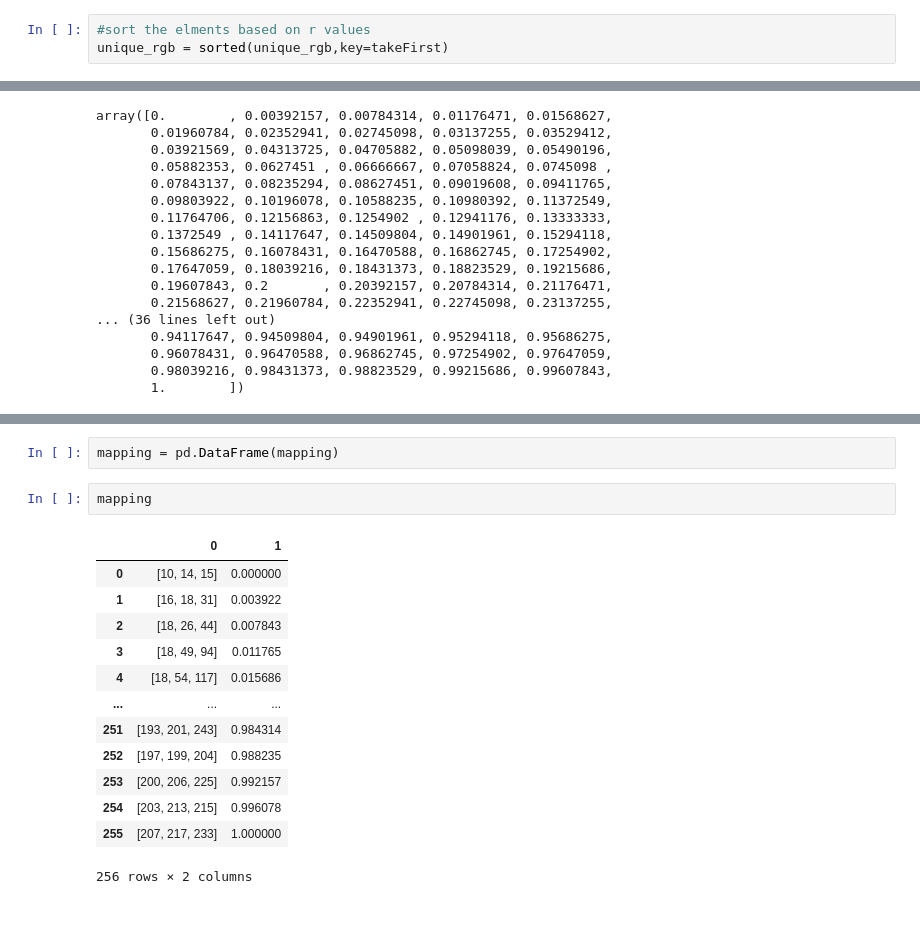
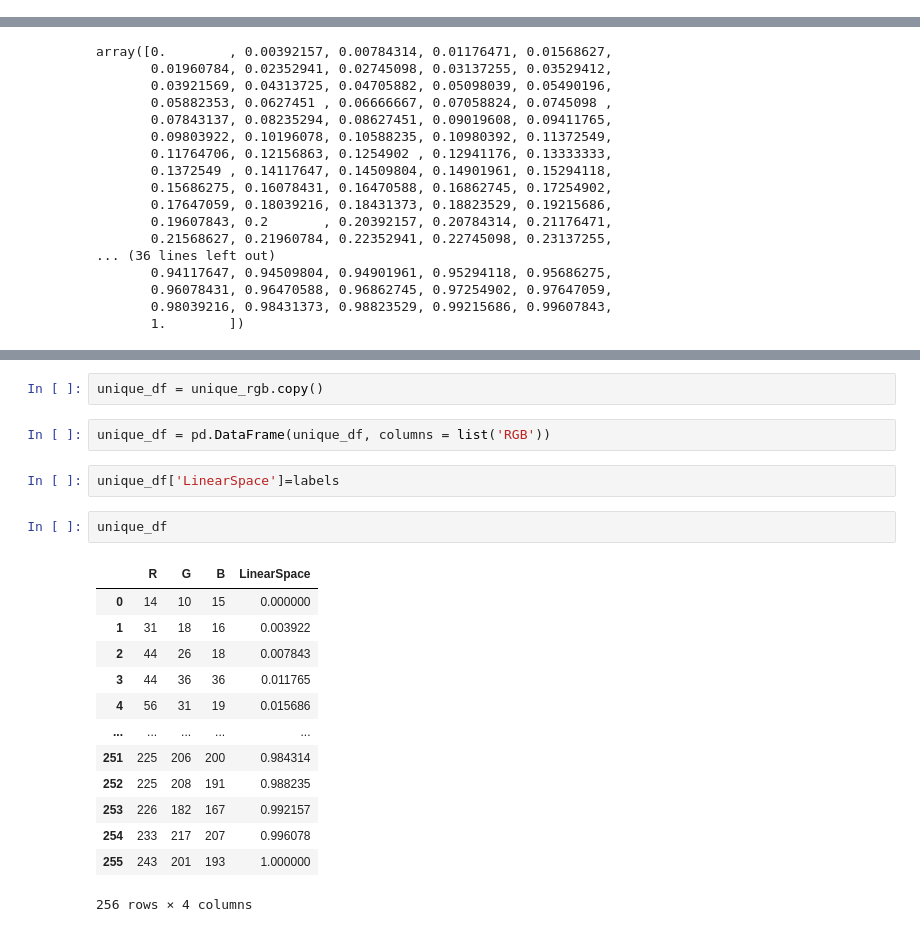
Before and after one commit to arpit2412/Generative-Adversarial-Network-, a Jupyter notebook: CycleGAN/Histogram_Plot.ipynb, the cells around one changed output, grey strips where cells are left out. Drawn from its saved outputs; the diff is of its cells as text.

```diff
--- a/CycleGAN/Histogram_Plot.ipynb
+++ b/CycleGAN/Histogram_Plot.ipynb
@@ -401,6 +397,3 @@ def takeFirst(elem):
-# %%
-#sort the elments based on r values
-unique_rgb = sorted(unique_rgb,key=takeFirst)
 # %%
 unique_rgb
 # %% [output]
@@ -448,18 +439,22 @@ mapping = zip(unique_rgb, labels)
-# %%
-mapping = pd.DataFrame(mapping)
-# %%
-mapping
-# %% [output]
-|  | 0 | 1 |
-| 0 | [10, 14, 15] | 0.000000 |
-| 1 | [16, 18, 31] | 0.003922 |
-| 2 | [18, 26, 44] | 0.007843 |
-| 3 | [18, 49, 94] | 0.011765 |
-| 4 | [18, 54, 117] | 0.015686 |
-| ... | ... | ... |
-| 251 | [193, 201, 243] | 0.984314 |
-| 252 | [197, 199, 204] | 0.988235 |
-| 253 | [200, 206, 225] | 0.992157 |
-| 254 | [203, 213, 215] | 0.996078 |
-| 255 | [207, 217, 233] | 1.000000 |
-256 rows × 2 columns
+# %%
+unique_df = unique_rgb.copy()
+# %%
+unique_df = pd.DataFrame(unique_df, columns = list('RGB'))
+# %%
+unique_df['LinearSpace']=labels
+# %%
+unique_df
+# %% [output]
+|  | R | G | B | LinearSpace |
+| 0 | 14 | 10 | 15 | 0.000000 |
+| 1 | 31 | 18 | 16 | 0.003922 |
+| 2 | 44 | 26 | 18 | 0.007843 |
+| 3 | 44 | 36 | 36 | 0.011765 |
+| 4 | 56 | 31 | 19 | 0.015686 |
+| ... | ... | ... | ... | ... |
+| 251 | 225 | 206 | 200 | 0.984314 |
+| 252 | 225 | 208 | 191 | 0.988235 |
+| 253 | 226 | 182 | 167 | 0.992157 |
+| 254 | 233 | 217 | 207 | 0.996078 |
+| 255 | 243 | 201 | 193 | 1.000000 |
+256 rows × 4 columns
```
Also changed, not shown: parts of 5 cells of this notebook.
